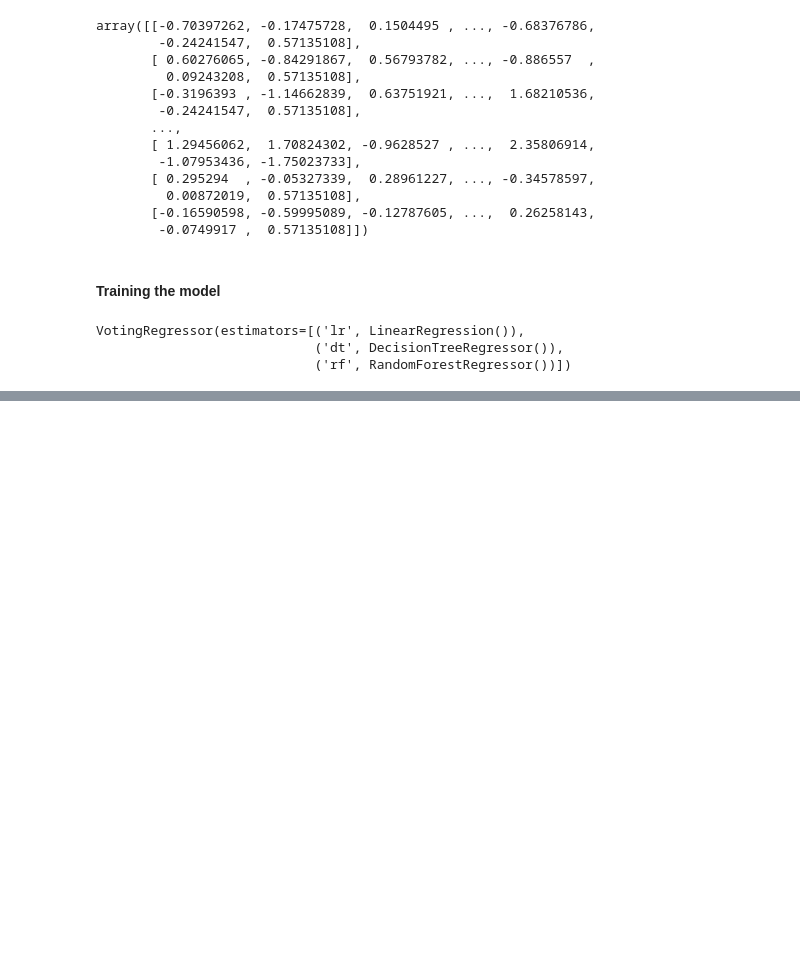
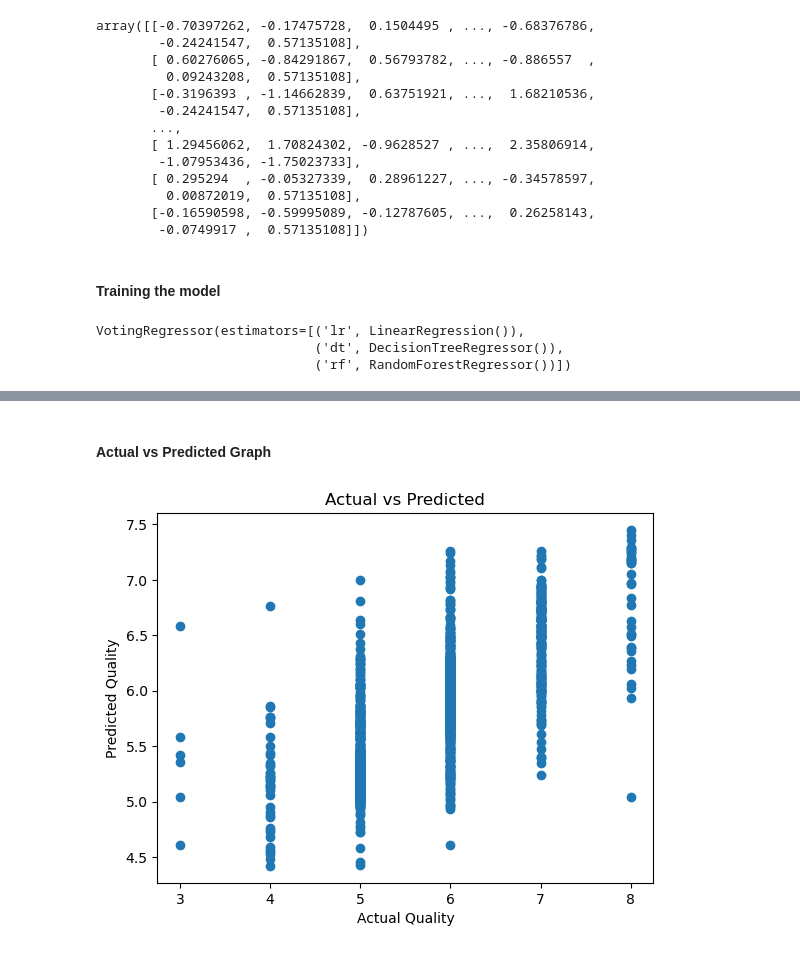
Before and after one commit to anuragsrivastava2851/Wine-Quality-Prediction, a Jupyter notebook: model_training.ipynb, the cells around one changed output, grey strips where cells are left out. Saved outputs shown, nothing was run; the diff lists cells and outputs as text; code cells hidden in the pictures; blank space fills up the shorter version.

```diff
--- a/model_training.ipynb
+++ b/model_training.ipynb
@@ -223,3 +232,6 @@ voting_model.fit(X_train, y_train)
 VotingRegressor(estimators=[('lr', LinearRegression()),
                             ('dt', DecisionTreeRegressor()),
                             ('rf', RandomForestRegressor())])
+# %%
+y_pred = voting_model.predict(X_test)
+y_pred
@@ -225,0 +295,10 @@ VotingRegressor(estimators=[('lr', LinearRegression()),
+# %% [markdown]
+#### Actual vs Predicted Graph
+# %%
+plt.scatter(y_test, y_pred)
+plt.xlabel("Actual Quality")
+plt.ylabel("Predicted Quality")
+plt.title("Actual vs Predicted")
+plt.show()
+# %% [output]
+[figure, added]
```
Also changed, not shown: parts of 13 cells of this notebook, 2 other files.
